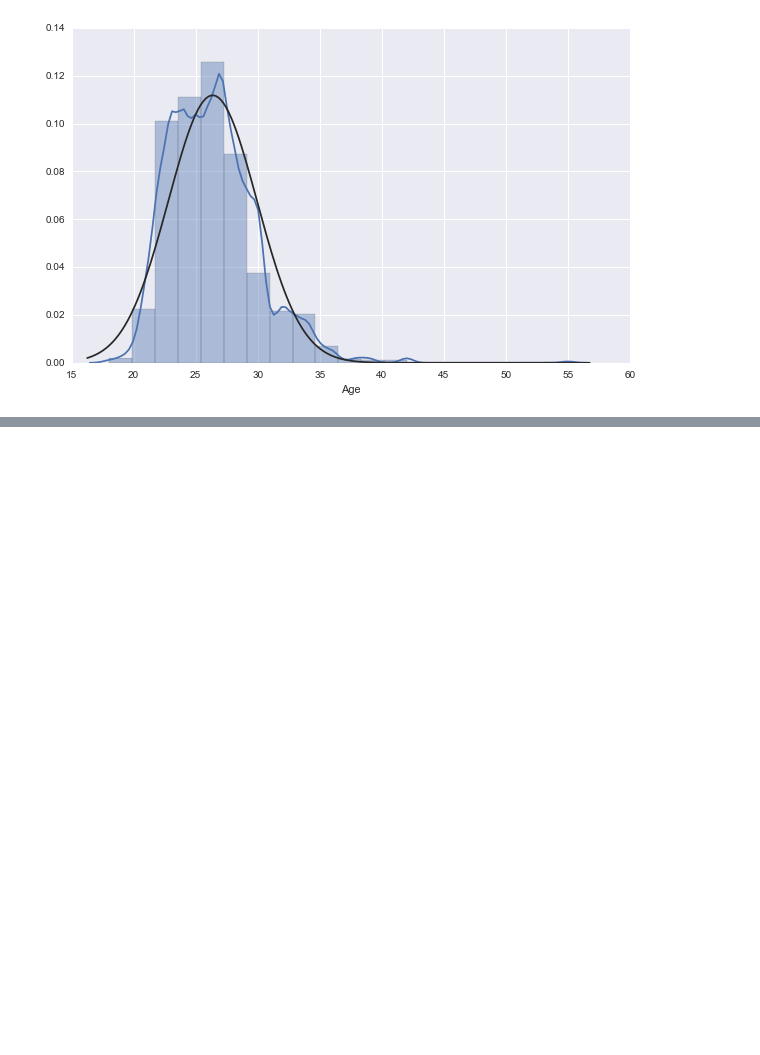
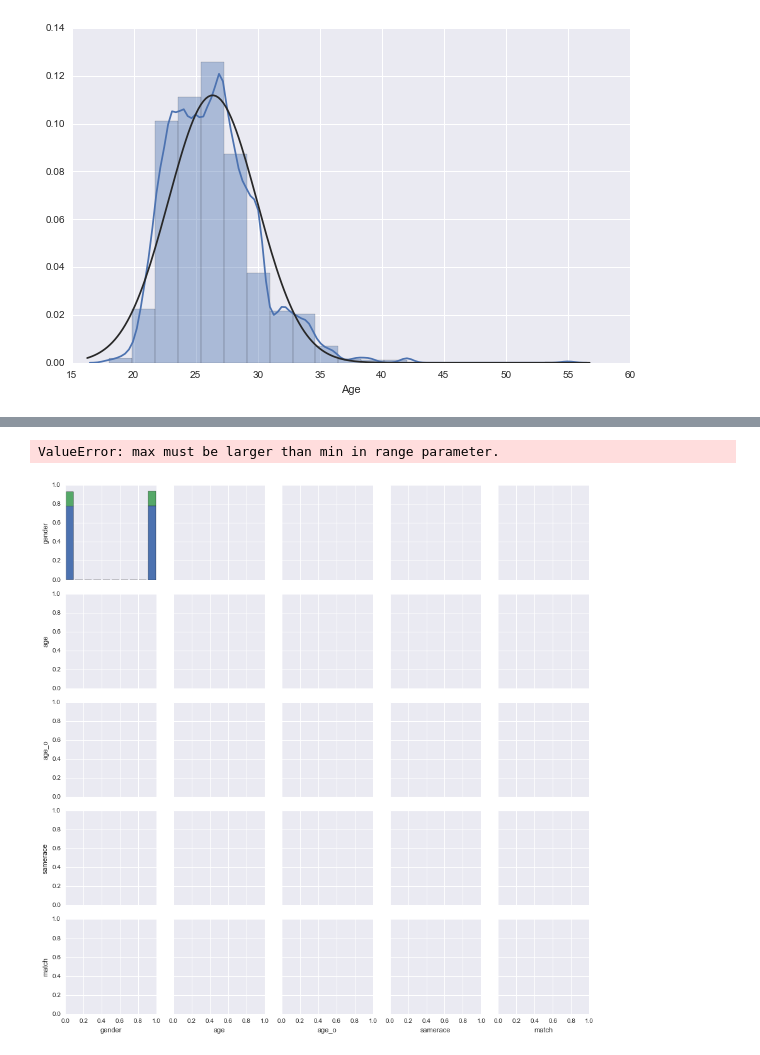
Before and after one commit to tsizzle/speed_dating_experiment, a Jupyter notebook: Speed_Dating_Explore.ipynb, the cells around one changed output, grey strips where cells are left out. Drawn from its saved outputs; the diff is of its cells as text; code cells hidden in the pictures; blank space fills up the shorter version.

Commit message:
added few more plots

```diff
--- a/Speed_Dating_Explore.ipynb
+++ b/Speed_Dating_Explore.ipynb
@@ -158,0 +177,4 @@ sns.distplot(age_series, bins=20, hist=True, fit=norm, kde=True, axlabel="Age",
+# %%
+sp_df = speed_dating_data[['gender','age','age_o','samerace','income','match']]
+sp_df.dropna(inplace=True)
+sp_df.sample(n=50)
@@ -158,0 +203,7 @@ sns.distplot(age_series, bins=20, hist=True, fit=norm, kde=True, axlabel="Age",
+# %%
+sns.pairplot(sp_df, hue="match")
+
+# from pandas.tools.plotting import scatter_matrix
+# %% [output]
+ValueError: max must be larger than min in range parameter.
+[figure, added]
```
Also changed, not shown: parts of 10 cells of this notebook.
